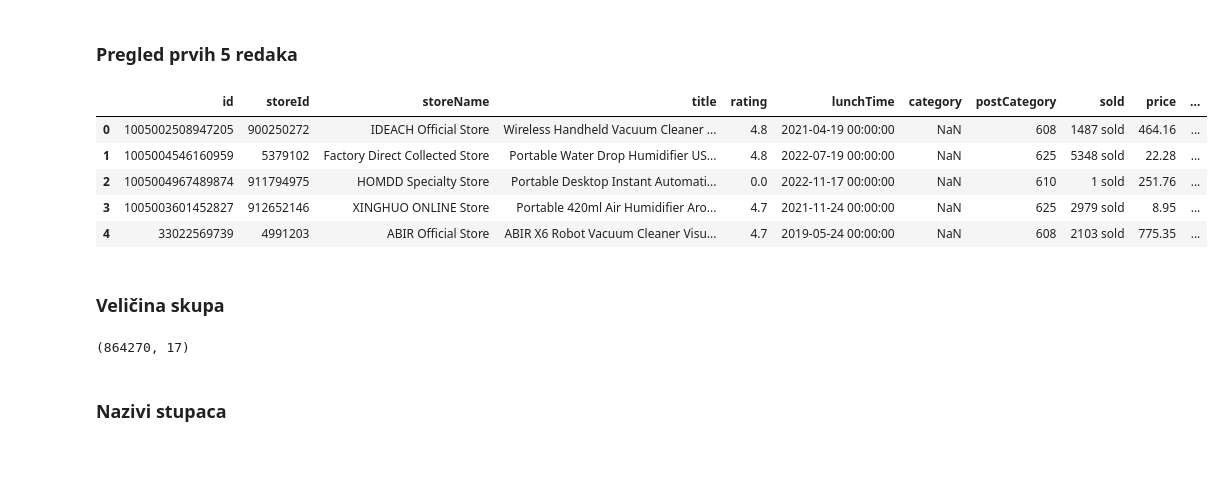
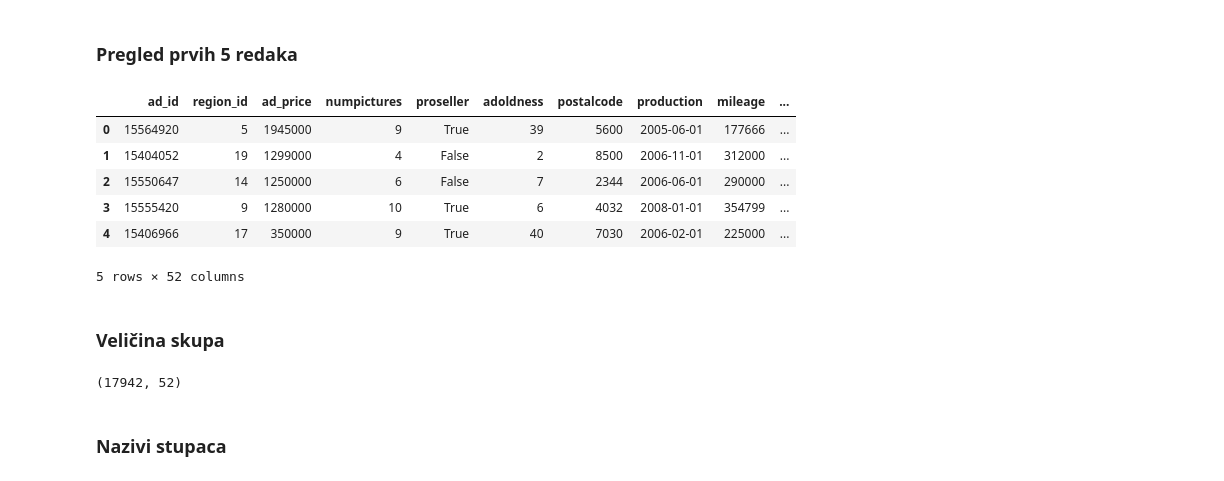
Before and after one commit to alanbubalo/spi-projekt, a Jupyter notebook: project.ipynb, the cells around one changed output. Drawn from its saved outputs; the diff is of its cells as text; code cells hidden in the pictures.

```diff
--- a/project.ipynb
+++ b/project.ipynb
@@ -43,20 +71,63 @@ df = pd.read_csv('ali_express_data.csv')
+# %%
+# Removing rows with empty cells
+catalogs_df = catalogs_df.dropna()
+region_df = region_df.dropna()
+car_types_df = car_types_df.dropna()
+# %%
+# Tranformacija tipova podataka
+region_df = region_df.convert_dtypes()
+model_df = model_df.convert_dtypes()
+environmental_df = environmental_df.convert_dtypes()
+drive_df = drive_df.convert_dtypes()
+clime_df = clime_df.convert_dtypes()
+category_df = category_df.convert_dtypes()
+catalogs_df = catalogs_df.convert_dtypes()
+car_types_df = car_types_df.convert_dtypes()
+brand_df = brand_df.convert_dtypes()
+advertisements_df = advertisements_df.convert_dtypes()
+
+dates = [
+    'upload_date',
+    'start_production',
+    'end_production',
+    'documentvalid',
+    'production'
+]
+
+for _date in dates:
+    if _date in advertisements_df.columns:
+        advertisements_df[_date] = pd.to_datetime(advertisements_df[_date])
+    if _date in catalogs_df.columns:
+        catalogs_df[_date] = pd.to_datetime(catalogs_df[_date])
+# %%
+# Merge dataframes into one main dataframe
+main_df = pd.merge(advertisements_df, brand_df, on="brand_id", how="inner")
+main_df = pd.merge(main_df, region_df, on="region_id", how="inner")
+main_df = pd.merge(main_df, model_df, on="model_id", how="inner")
+main_df = pd.merge(main_df, clime_df, on="clime_id", how="inner")
+main_df = pd.merge(main_df, catalogs_df, on="catalog_url", how="inner")
+main_df = pd.merge(main_df, drive_df, on="drive_id", how="inner")
+main_df = pd.merge(main_df, car_types_df, on="car_type_id", how="inner")
+main_df = pd.merge(main_df, category_df, on="category_id", how="inner")
+main_df = pd.merge(main_df, environmental_df, on="environmental_id", how="inner")
 # %% [markdown]
 ### Pregled prvih 5 redaka
 # %%
-df.head()
+main_df.head()
 # %% [output]
-|  | id | storeId | storeName | title | rating | lunchTime | category | postCategory | sold | price | ... |
-| 0 | 1005002508947205 | 900250272 | IDEACH Official Store | Wireless Handheld Vacuum Cleaner ... | 4.8 | 2021-04-19 00:00:00 | NaN | 608 | 1487 sold | 464.16 | ... |
-| 1 | 1005004546160959 | 5379102 | Factory Direct Collected Store | Portable Water Drop Humidifier US... | 4.8 | 2022-07-19 00:00:00 | NaN | 625 | 5348 sold | 22.28 | ... |
-| 2 | 1005004967489874 | 911794975 | HOMDD Specialty Store | Portable Desktop Instant Automati... | 0.0 | 2022-11-17 00:00:00 | NaN | 610 | 1 sold | 251.76 | ... |
-| 3 | 1005003601452827 | 912652146 | XINGHUO ONLINE Store | Portable 420ml Air Humidifier Aro... | 4.7 | 2021-11-24 00:00:00 | NaN | 625 | 2979 sold | 8.95 | ... |
-| 4 | 33022569739 | 4991203 | ABIR Official Store | ABIR X6 Robot Vacuum Cleaner Visu... | 4.7 | 2019-05-24 00:00:00 | NaN | 608 | 2103 sold | 775.35 | ... |
+|  | ad_id | region_id | ad_price | numpictures | proseller | adoldness | postalcode | production | mileage | ... |
+| 0 | 15564920 | 5 | 1945000 | 9 | True | 39 | 5600 | 2005-06-01 | 177666 | ... |
+| 1 | 15404052 | 19 | 1299000 | 4 | False | 2 | 8500 | 2006-11-01 | 312000 | ... |
+| 2 | 15550647 | 14 | 1250000 | 6 | False | 7 | 2344 | 2006-06-01 | 290000 | ... |
+| 3 | 15555420 | 9 | 1280000 | 10 | True | 6 | 4032 | 2008-01-01 | 354799 | ... |
+| 4 | 15406966 | 17 | 350000 | 9 | True | 40 | 7030 | 2006-02-01 | 225000 | ... |
+5 rows × 52 columns
 # %% [markdown]
 ### Veličina skupa
 # %%
-df.shape
+main_df.shape
 # %% [output]
-(864270, 17)
+(17942, 52)
 # %% [markdown]
 ### Nazivi stupaca
 # %%
```
Also changed, not shown: parts of 24 cells of this notebook, 2 other files.
